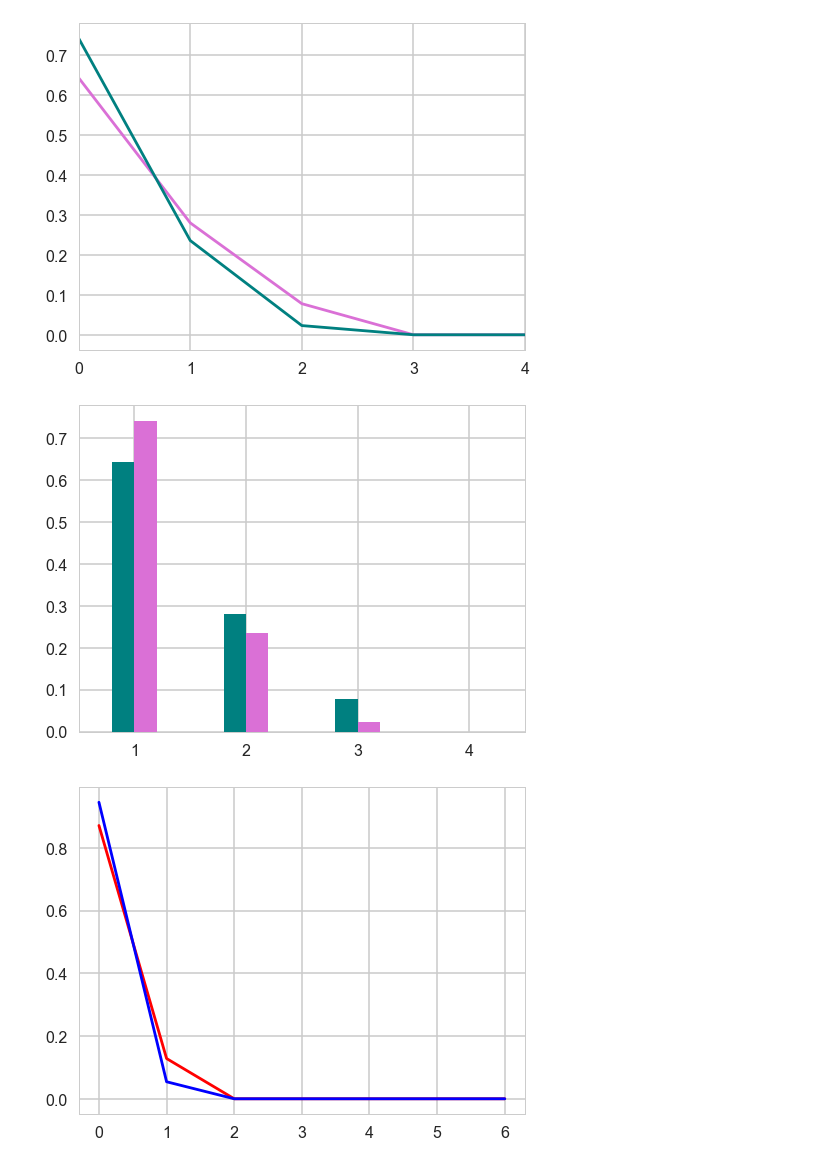
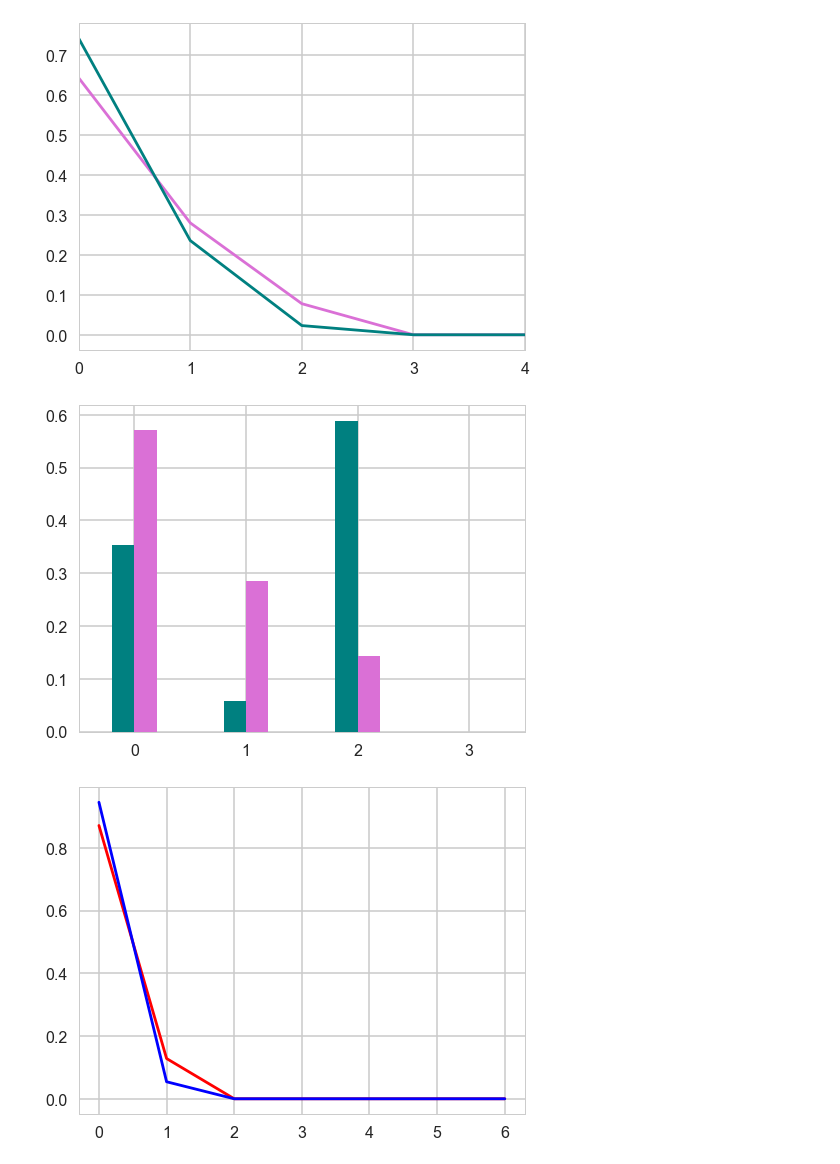
Before and after one commit to dag-lab/daghestanian_multilang, a Jupyter notebook: sasha_dagh_learning.ipynb, the cells around one changed output. Saved outputs shown, nothing was run; the diff lists cells and outputs as text; code cells hidden in the pictures.

```diff
--- a/sasha_dagh_learning.ipynb
+++ b/sasha_dagh_learning.ipynb
@@ -6,13 +6,15 @@ df = pd.DataFrame.from_csv('new_dag_dataset_forscript-out.csv', sep=';', index_c
 # df = df.loc[df['year_of_birth'] < 1920]
 # df = df.loc[df['year_of_birth'] > 1939]
 # df = df.loc[(df['year_of_birth'] >= 1920) & (df['year_of_birth'] <= 1940)]
+df = df.loc[df['village'] == "chuni"]
+# df = df.loc[df['female'] == 0]
 # %%
 villages = sorted(set(df['village']))
 vill_dict = {name: i for i, name in enumerate(villages)}
 village_lang = sorted(set(df['village_lang']))
 vill_lang_dict = {name: i for i, name in enumerate(village_lang)}
 # %%
-col_list = ['village_lang_int','village_int','female','close_multiling','far_multiling','rus','year_of_birth']
+col_list = ['village_lang_int','village_int','female','close_multiling','far_multiling','rus','year_of_birth','kum']
 df['village_int'] = df['village'].apply(lambda x: vill_dict[x])
 df['village_lang_int'] = df['village_lang'].apply(lambda x: vill_lang_dict[x])
 for x in col_list:
@@ -130,16 +117,20 @@ for x in decade_split:
 # %%
 # по декадам отрезает все что равно нулю + 1
 for x in decade_split:
     pm, pf = df_to_plottable(decade_split[x])
     plt.clf()
-    plt.bar(np.arange(len(pm[0]))+0.15, pm[1], width=0.2, color="teal", label="female")
-    plt.bar(np.arange(len(pf[0]))+0.35, pf[1], width=0.2, color="orchid", label="male")
+    plt.bar(np.arange(len(pm[0]))+0.15, pm[1], width=0.2, color="teal", label="male")
+    plt.bar(np.arange(len(pf[0]))+0.35, pf[1], width=0.2, color="orchid", label="female")
     zero = max(pm[1].index(0), pf[1].index(0))
+# для всего кроме русского
     plt.xlim(-0.25, zero+0.75)
-    plt.xticks(0.25 * makearray(zero), np.arange(1, zero + 2))
+    plt.xticks(0.25 * makearray(zero), np.arange(0, zero + 2))
+# для русского
+#     plt.xlim(-0.25, zero)
+#     plt.xticks(0.25 * makearray(zero), ['no','yes'])
     plt.savefig('{}.png'.format(x))
 # %% [output]
-[figure, old version]
+[figure, new version]
 # %%
 # по всему датафрейму
 pm, pf = df_to_plottable(df)
```
Also changed, not shown: parts of 10 cells of this notebook.
